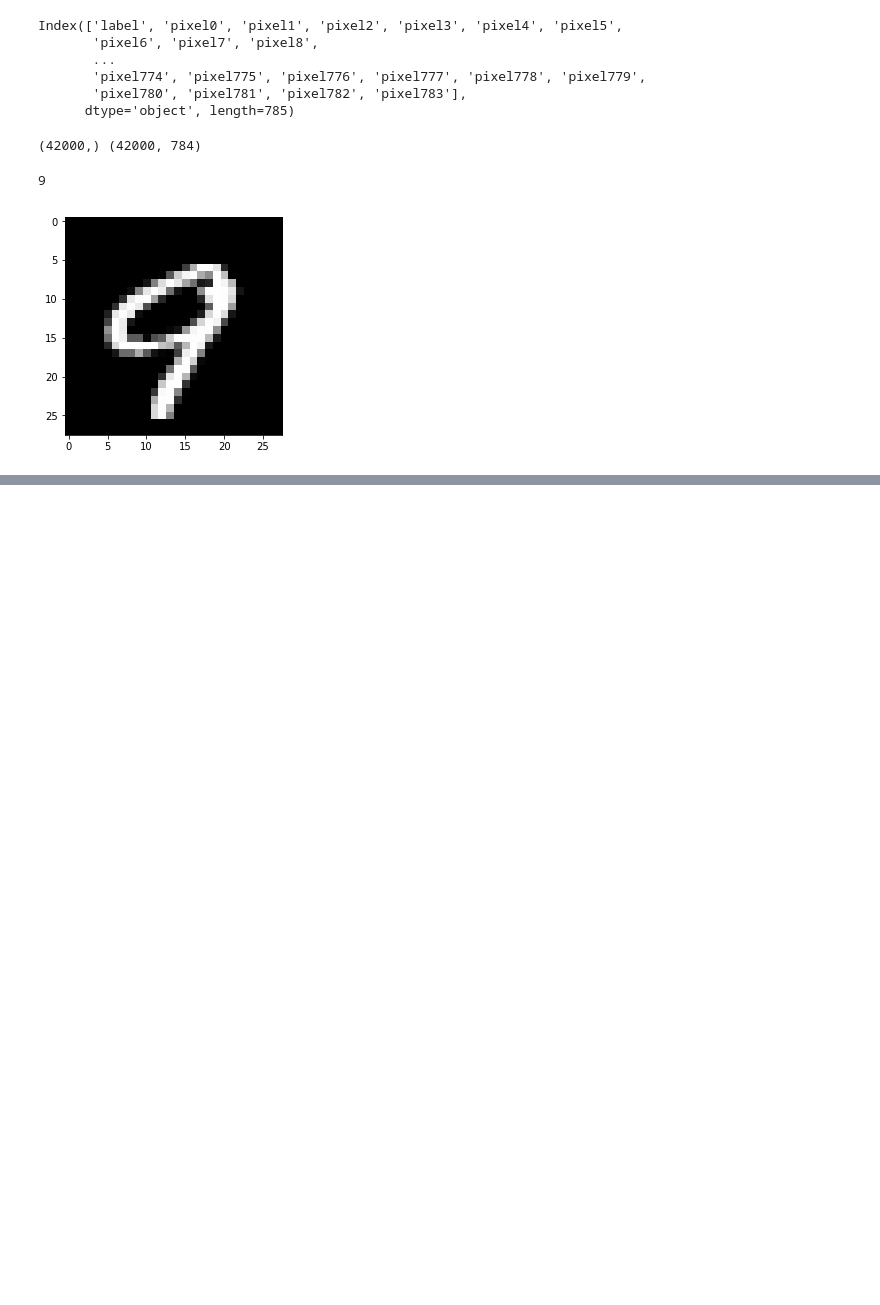
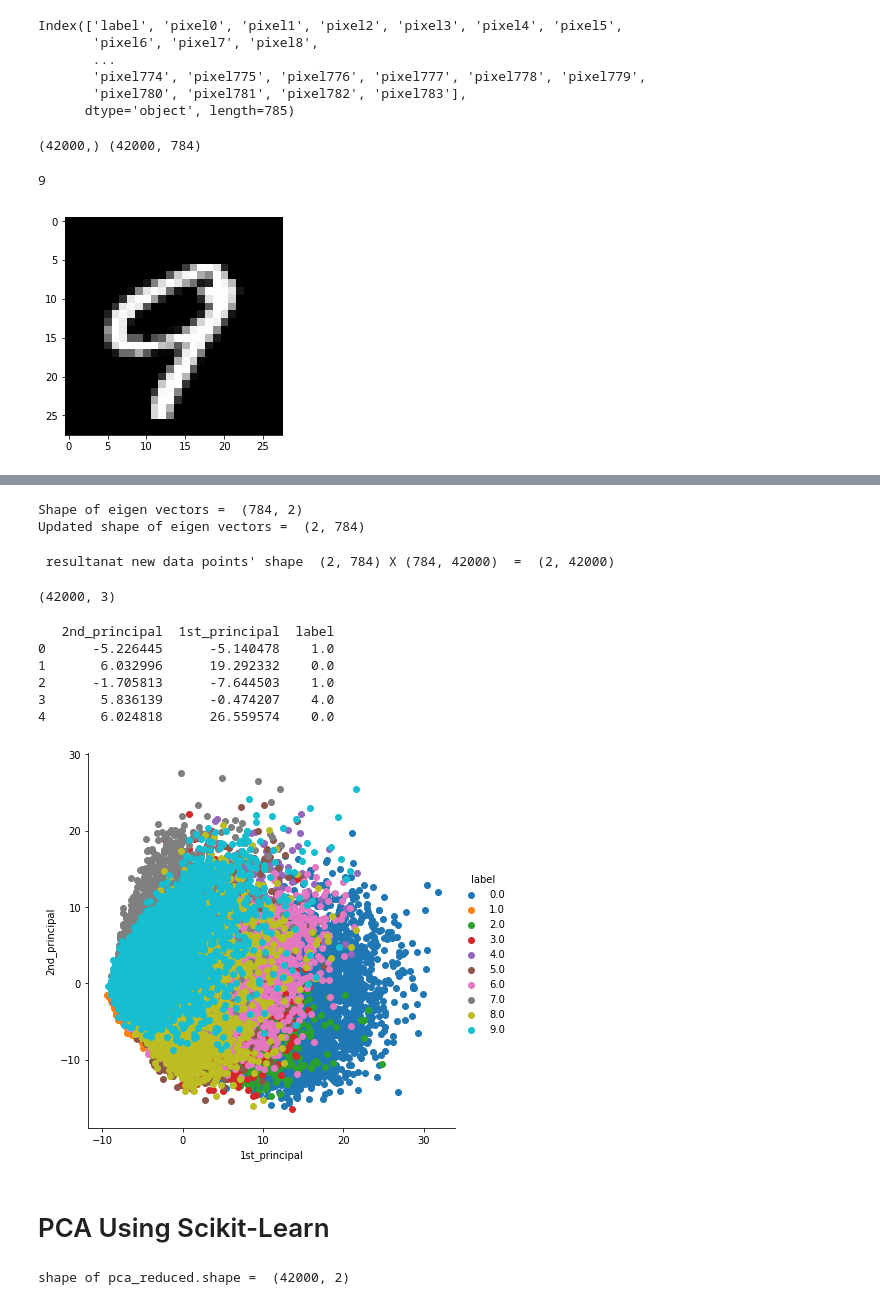
Before and after one commit to shu271295/Machine-Learning, a Jupyter notebook: mnist_dataset.ipynb, the cells around one changed output, grey strips where cells are left out. Cells and saved outputs as stored; diff of their text form; code cells hidden in the pictures; blank space fills up the shorter version.

```diff
--- a/mnist_dataset.ipynb
+++ b/mnist_dataset.ipynb
@@ -57,0 +93,53 @@ print(lbl.iloc[id])
+# %%
+# finding the top two eigen-values and corresponding eigen-vectors for projecting onto a 2-Dim space.
+# the parameter 'eigvals' is defined (low value to heigh value)
+# eigh function will return the eigen values in asending order
+# this code generates only the top 2 (782 and 783) eigenvalues.
+
+from scipy.linalg import eigh
+
+values, vectors = eigh(cov_matrix, eigvals=(782,783))
+
+print("Shape of eigen vectors = ",vectors.shape)
+# converting the eigen vectors into (2,d) shape for easyness of further computations
+vectors = vectors.T
+
+print("Updated shape of eigen vectors = ",vectors.shape)
+# here the vectors[1] represent the eigen vector corresponding 1st principal eigen vector
+# here the vectors[0] represent the eigen vector corresponding 2nd principal eigen vector
+# %% [output]
+Shape of eigen vectors =  (784, 2)
+Updated shape of eigen vectors =  (2, 784)
+# %%
+# projecting the original data sample on the plane formed by two principal eigen vectors by vector-vector multiplication.
+
+new_coordinates = np.matmul(vectors, sample_data.T)
+print (" resultanat new data points' shape ", vectors.shape, "X", sample_data.T.shape," = ", new_coordinates.shape)
+# %% [output]
+ resultanat new data points' shape  (2, 784) X (784, 42000)  =  (2, 42000)
+# %%
+new_coordinates =  np.vstack((new_coordinates,lbl)).T
+# %%
+print(new_coordinates.shape)
+# %% [output]
+(42000, 3)
+# %%
+# creating a new data frame for ploting the labeled points.
+dataframe = pd.DataFrame(data=new_coordinates, columns=("2nd_principal", "1st_principal", "label"))
+print(dataframe.head())
+# %% [output]
+   2nd_principal  1st_principal  label
+0      -5.226445      -5.140478    1.0
+1       6.032996      19.292332    0.0
+2      -1.705813      -7.644503    1.0
+3       5.836139      -0.474207    4.0
+4       6.024818      26.559574    0.0
+# %%
+# ploting the 2d data points with seaborn
+import seaborn as sn
+sn.FacetGrid(dataframe, hue="label", size=6).map(plt.scatter, '1st_principal', '2nd_principal').add_legend()
+plt.show()
+# %% [output]
+[figure, added]
+# %% [markdown]
+# PCA Using Scikit-Learn
@@ -57,0 +150,10 @@ print(lbl.iloc[id])
+# %%
+# configuring the parameteres
+# the number of components = 2
+pca.n_components = 2
+pca_data = pca.fit_transform(sample_data)
+
+# pca_reduced will contain the 2-d projects of simple data
+print("shape of pca_reduced.shape = ", pca_data.shape)
+# %% [output]
+shape of pca_reduced.shape =  (42000, 2)
```
Also changed, not shown: parts of 17 cells of this notebook.
